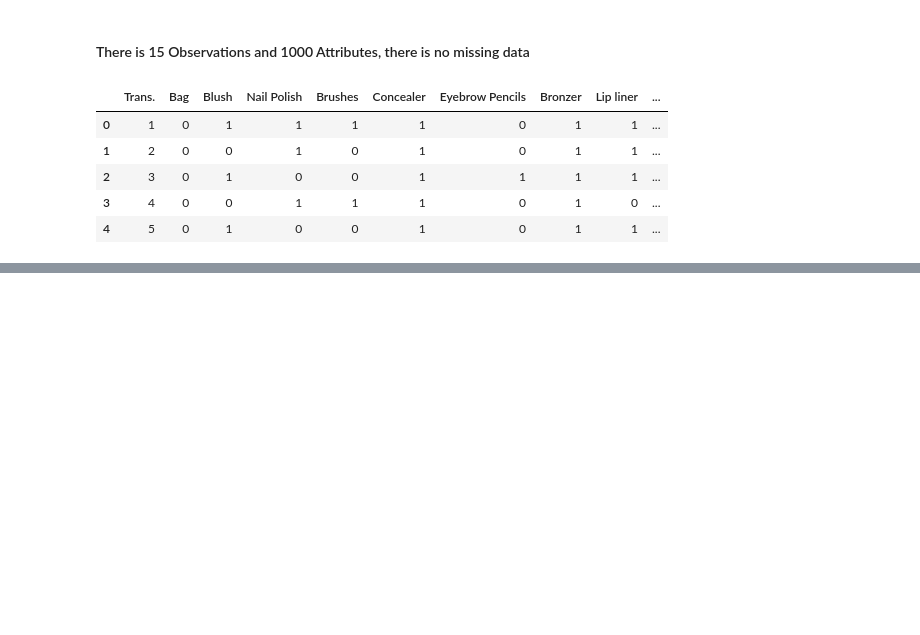
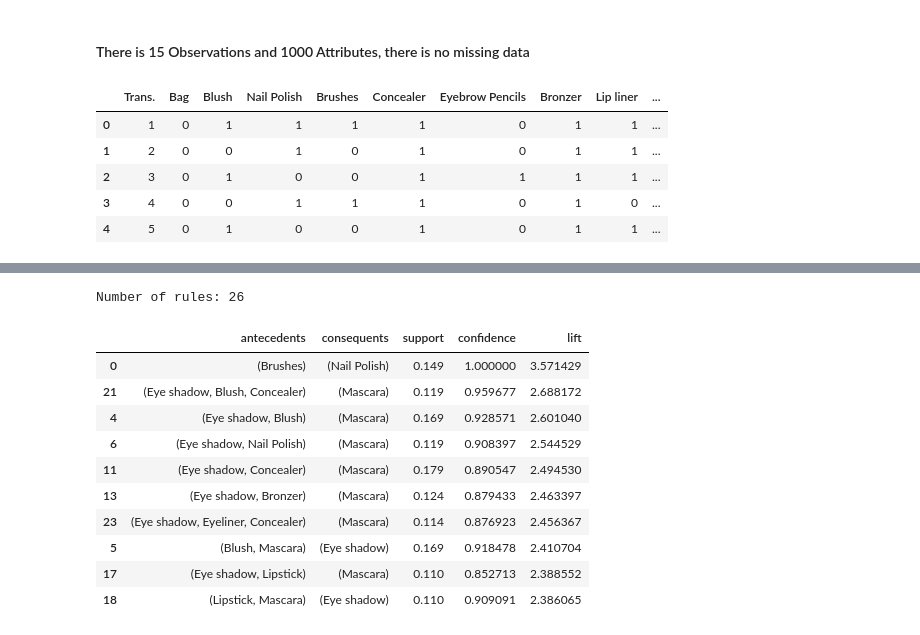
Before and after one commit to Termanater/Zag2, a Jupyter notebook: Predicitive Analytics/assn4_NTyler.ipynb, the cells around one changed output, grey strips where cells are left out. Drawn from its saved outputs; the diff is of its cells as text; code cells hidden in the pictures; blank space fills up the shorter version.

```diff
--- a/Predicitive Analytics/assn4_NTyler.ipynb
+++ b/Predicitive Analytics/assn4_NTyler.ipynb
@@ -343,8 +370,8 @@ df.head()
 | 4 | 5 | 0 | 1 | 0 | 0 | 1 | 0 | 1 | 1 | ... |
 # %%
 #Trans seems to be a ID column, so I will drop it for the analysis
-basket = df.drop('Trans.', axis=1)
-
+#basket = df.drop('Trans.', axis=1)   I DONT KNOW WHY THIS WONT WORK
+basket = df.iloc[:, 1:]
 #convert to boolean
 basket = basket.astype(bool)
 print(basket.head())
@@ -352,0 +392,3 @@ KeyError: "['Trans.'] not found in axis"
+# %%
+frequent_itemsets = apriori(basket, min_support=0.1, use_colnames=True)
+print(frequent_itemsets.sort_values(by='support', ascending=False).head(10))
@@ -352,0 +407,18 @@ KeyError: "['Trans.'] not found in axis"
+# %%
+rules = association_rules(frequent_itemsets, metric="confidence", min_threshold=0.8)
+rules = rules.sort_values(by="lift", ascending=False)
+print(f'Number of rules: {len(rules)}')
+display(rules[['antecedents', 'consequents', 'support', 'confidence', 'lift']].head(10))
+# %% [output]
+Number of rules: 26
+|  | antecedents | consequents | support | confidence | lift |
+| 0 | (Brushes) | (Nail Polish) | 0.149 | 1.000000 | 3.571429 |
+| 21 | (Eye shadow, Blush, Concealer) | (Mascara) | 0.119 | 0.959677 | 2.688172 |
+| 4 | (Eye shadow, Blush) | (Mascara) | 0.169 | 0.928571 | 2.601040 |
+| 6 | (Eye shadow, Nail Polish) | (Mascara) | 0.119 | 0.908397 | 2.544529 |
+| 11 | (Eye shadow, Concealer) | (Mascara) | 0.179 | 0.890547 | 2.494530 |
+| 13 | (Eye shadow, Bronzer) | (Mascara) | 0.124 | 0.879433 | 2.463397 |
+| 23 | (Eye shadow, Eyeliner, Concealer) | (Mascara) | 0.114 | 0.876923 | 2.456367 |
+| 5 | (Blush, Mascara) | (Eye shadow) | 0.169 | 0.918478 | 2.410704 |
+| 17 | (Eye shadow, Lipstick) | (Mascara) | 0.110 | 0.852713 | 2.388552 |
+| 18 | (Lipstick, Mascara) | (Eye shadow) | 0.110 | 0.909091 | 2.386065 |
```
Also changed, not shown: parts of 5 cells of this notebook.
